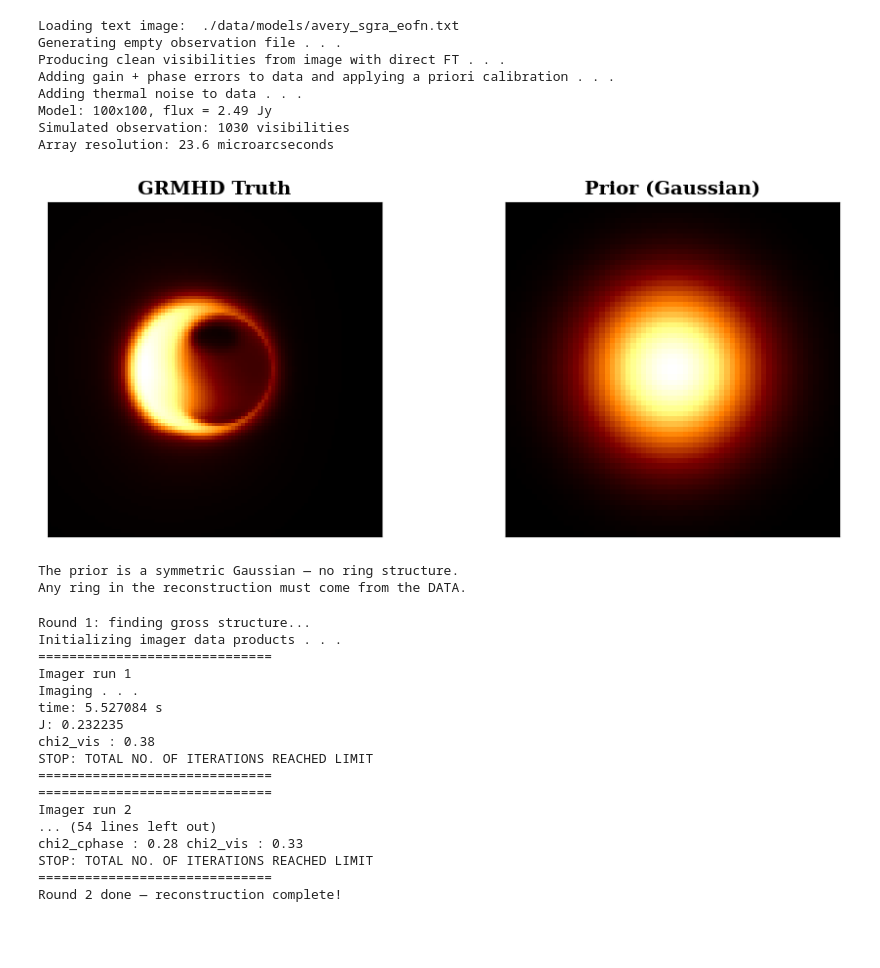
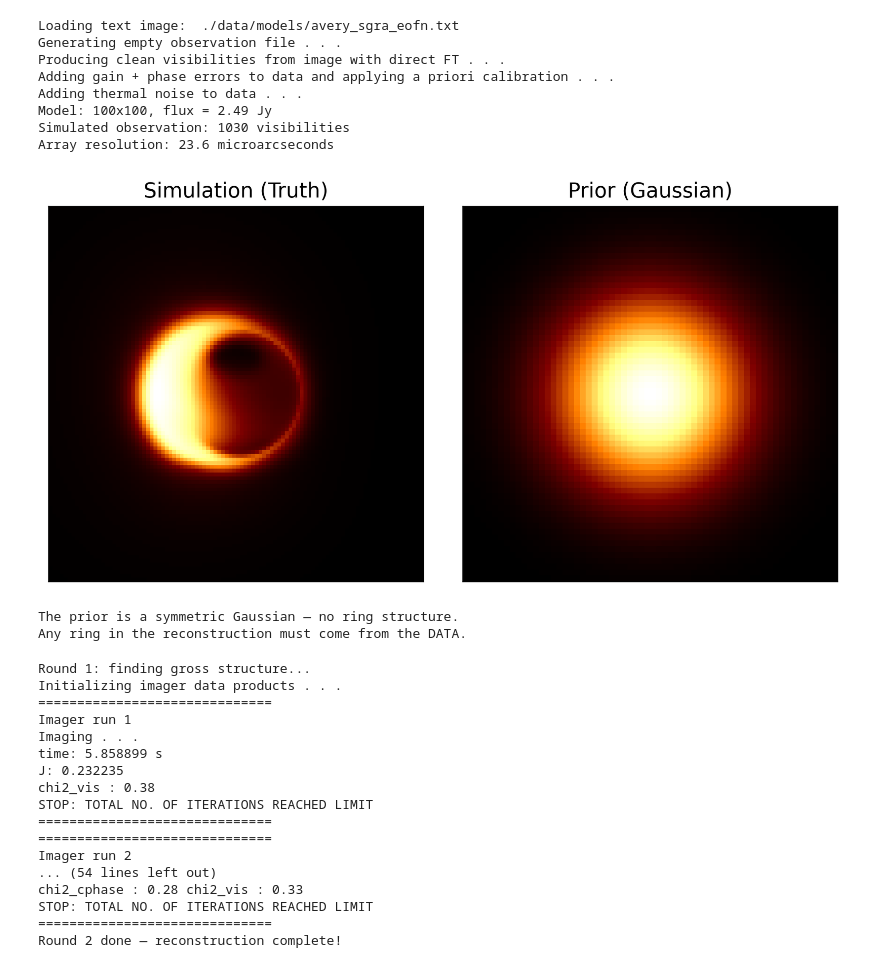
Before and after one commit to CITA/CTA200H, a Jupyter notebook: lectures/machine_learning/03_neural_networks_and_ehtim.ipynb, the cells around one changed output. Cells and saved outputs as stored; diff of their text form; code cells hidden in the pictures; blank space fills up the shorter version.

```diff
--- a/lectures/machine_learning/03_neural_networks_and_ehtim.ipynb
+++ b/lectures/machine_learning/03_neural_networks_and_ehtim.ipynb
@@ -61,6 +56,10 @@ import jax
 import jax.numpy as jnp
 import numpy as np
 import matplotlib.pyplot as plt
+plt.rcParams['figure.dpi']=300
+plt.rcParams["xtick.direction"]="out"
+plt.rcParams["ytick.direction"]="out"
+plt.rcParams['font.family'] = 'sans-serif'
 %matplotlib inline
 
 def init_params(key, n_in, n_hidden, n_out):
@@ -504,7 +425,7 @@ warnings.filterwarnings('ignore')
 import ehtim as eh
 
 # Load the REAL M87* observation from April 2017!
-obs = eh.obsdata.load_uvfits('/home/rdahale/CTA200H/lectures/machine_learning/data/SR1_M87_2017_096_lo_hops_netcal_StokesI.uvfits')
+obs = eh.obsdata.load_uvfits('./data/SR1_M87_2017_096_lo_hops_netcal_StokesI.uvfits')
 
 print(f"Source: {obs.source}")
 print(f"Number of visibilities: {len(obs.data)}")
@@ -657,26 +575,26 @@ Array resolution: 23.6 microarcseconds
 # %%
 # Create the prior image — a Gaussian blob
 zbl_sim = im_model.total_flux()
 fov_sim = im_model.fovx()
 
 prior_sim = eh.image.make_square(obs_sim, 64, fov_sim)
 prior_sim = prior_sim.add_gauss(zbl_sim, (0.4*fov_sim, 0.4*fov_sim, 0, 0, 0))
 res_sim = obs_sim.res()
 
-fig, axes = plt.subplots(1, 2, figsize=(10, 4))
+fig, axes = plt.subplots(1, 2, figsize=(8, 4))
 axes[0].imshow(im_model.imarr(), cmap='afmhot', origin='lower')
-axes[0].set_title('GRMHD Truth', fontsize=14, fontweight='bold')
+axes[0].set_title('Simulation (Truth)', fontsize=14)
 axes[0].set_xticks([]); axes[0].set_yticks([])
 axes[1].imshow(prior_sim.imarr(), cmap='afmhot', origin='lower')
-axes[1].set_title('Prior (Gaussian)', fontsize=14, fontweight='bold')
+axes[1].set_title('Prior (Gaussian)', fontsize=14)
 axes[1].set_xticks([]); axes[1].set_yticks([])
 plt.tight_layout()
 plt.show()
 
 print("The prior is a symmetric Gaussian — no ring structure.")
 print("Any ring in the reconstruction must come from the DATA.")
 # %% [output]
-[figure, old version]
+[figure, new version]
 The prior is a symmetric Gaussian — no ring structure.
 Any ring in the reconstruction must come from the DATA.
 # %%
@@ -715,7 +633,7 @@ Initializing imager data products . . .
 ==============================
 Imager run 1
 Imaging . . .
-time: 5.527084 s
+time: 5.858899 s
 J: 0.232235
 chi2_vis : 0.38
 STOP: TOTAL NO. OF ITERATIONS REACHED LIMIT
```
Also changed, not shown: parts of 22 cells of this notebook, 1 other file.
